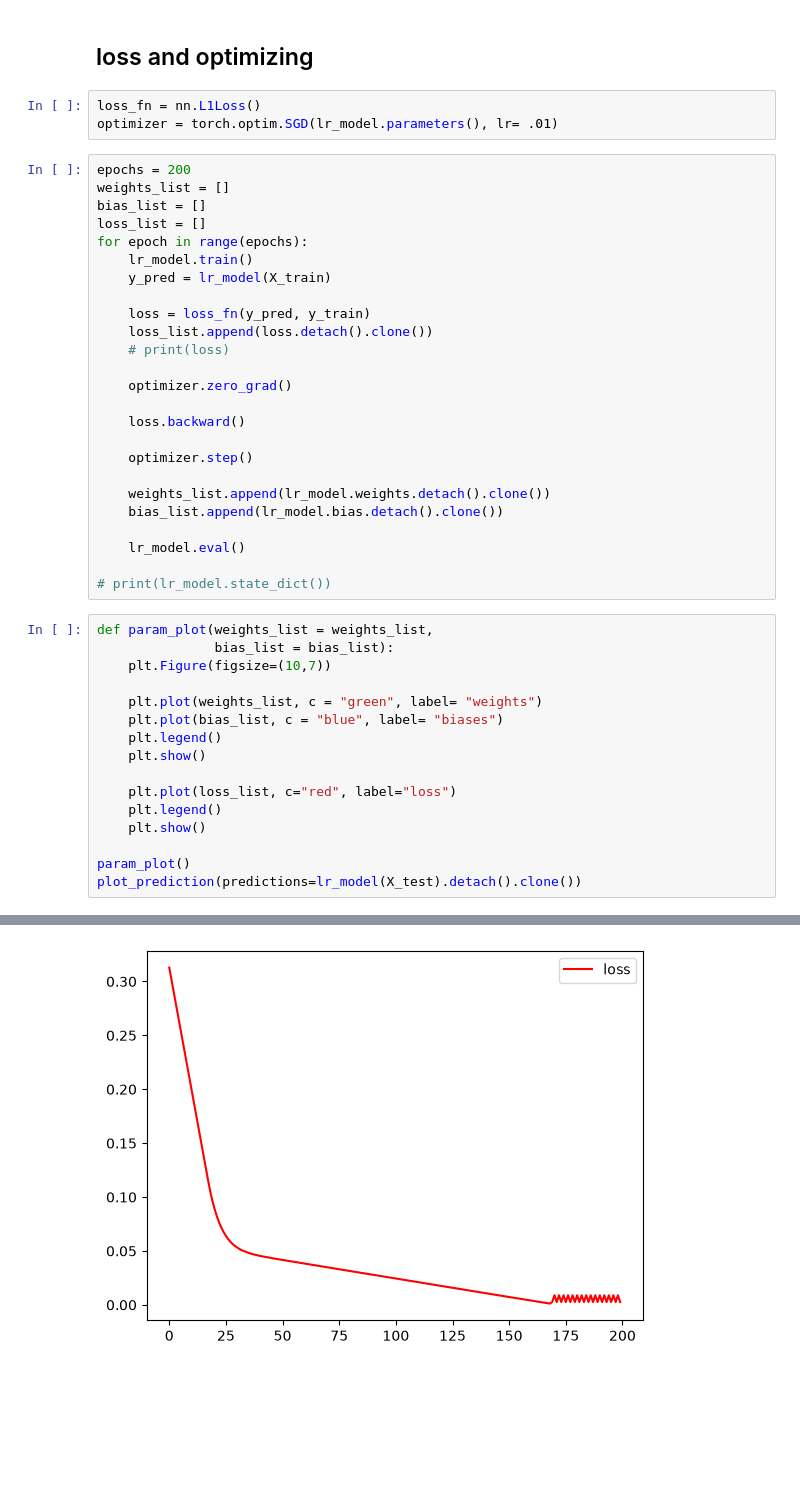
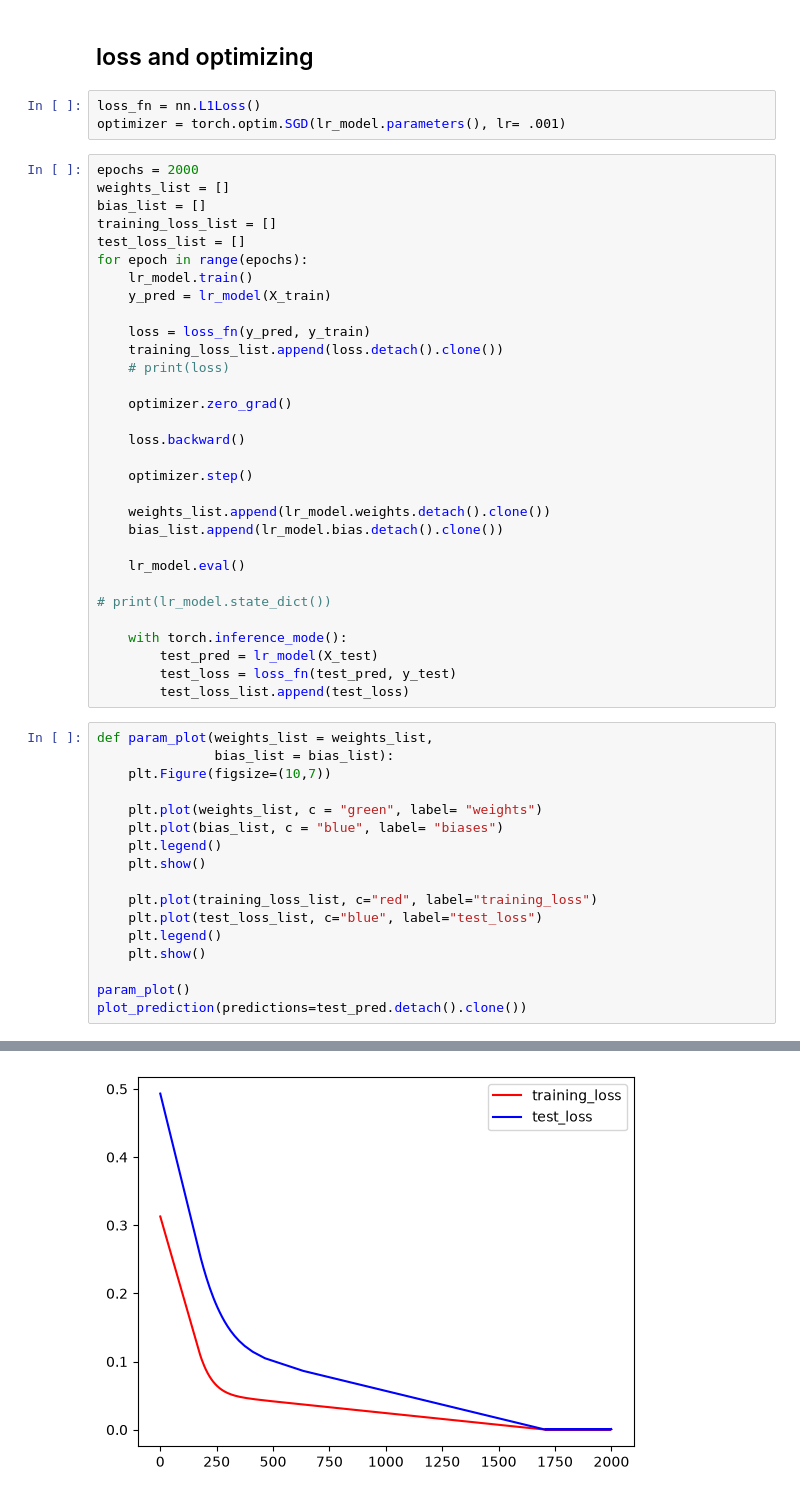
Before and after one commit to hany73-max/testing, a Jupyter notebook: pytorch/workflow.ipynb, the cells around one changed output, grey strips where cells are left out. Saved outputs shown, nothing was run; the diff lists cells and outputs as text; blank space fills up the shorter version.

```diff
--- a/pytorch/workflow.ipynb
+++ b/pytorch/workflow.ipynb
@@ -82,18 +87,19 @@ plot_prediction(predictions=y_pred)
 ## loss and optimizing
 # %%
 loss_fn = nn.L1Loss()
-optimizer = torch.optim.SGD(lr_model.parameters(), lr= .01)
+optimizer = torch.optim.SGD(lr_model.parameters(), lr= .001)
 # %%
-epochs = 200
+epochs = 2000
 weights_list = []
 bias_list = []
-loss_list = []
+training_loss_list = []
+test_loss_list = []
 for epoch in range(epochs):
     lr_model.train()
     y_pred = lr_model(X_train)
 
     loss = loss_fn(y_pred, y_train)
-    loss_list.append(loss.detach().clone())
+    training_loss_list.append(loss.detach().clone())
     # print(loss)
 
     optimizer.zero_grad()
@@ -108,6 +114,11 @@ for epoch in range(epochs):
     lr_model.eval()
 
 # print(lr_model.state_dict())
+
+    with torch.inference_mode():
+        test_pred = lr_model(X_test)
+        test_loss = loss_fn(test_pred, y_test)
+        test_loss_list.append(test_loss)
 # %%
 def param_plot(weights_list = weights_list,
                bias_list = bias_list):
@@ -118,10 +129,11 @@ def param_plot(weights_list = weights_list,
     plt.legend()
     plt.show()
 
-    plt.plot(loss_list, c="red", label="loss")
+    plt.plot(training_loss_list, c="red", label="training_loss")
+    plt.plot(test_loss_list, c="blue", label="test_loss")
     plt.legend()
     plt.show()
 
 param_plot()
-plot_prediction(predictions=lr_model(X_test).detach().clone())
+plot_prediction(predictions=test_pred.detach().clone())
 # %% [output]
@@ -129 +141 @@ plot_prediction(predictions=lr_model(X_test).detach().clone())
-[figure, old version]
+[figure, new version]
```
Also changed, not shown: parts of 6 cells of this notebook, 1 other file.
